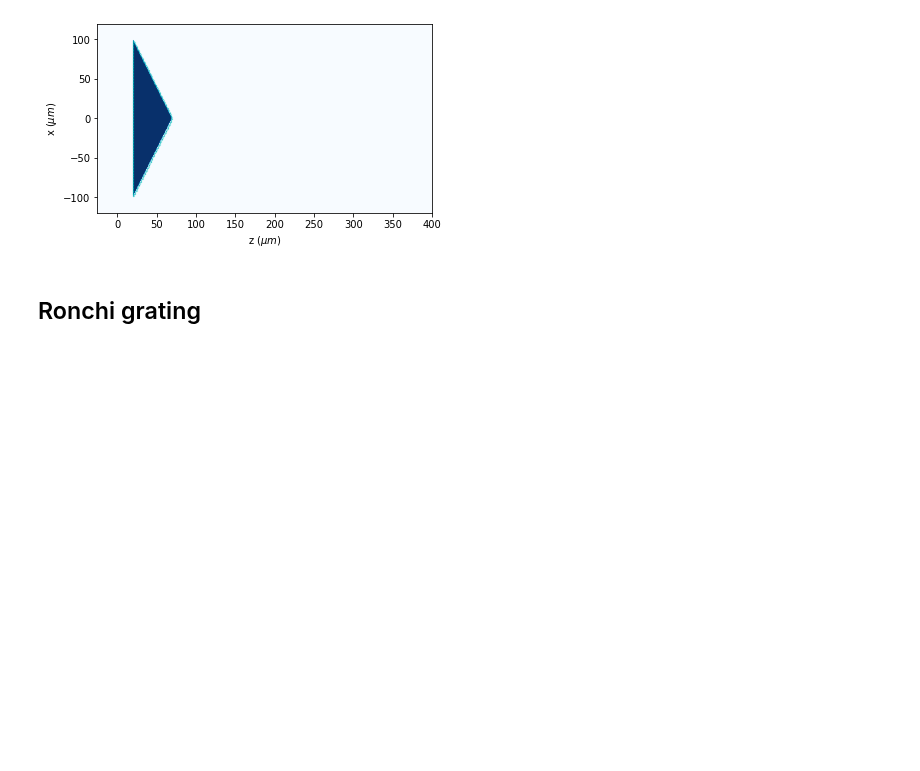
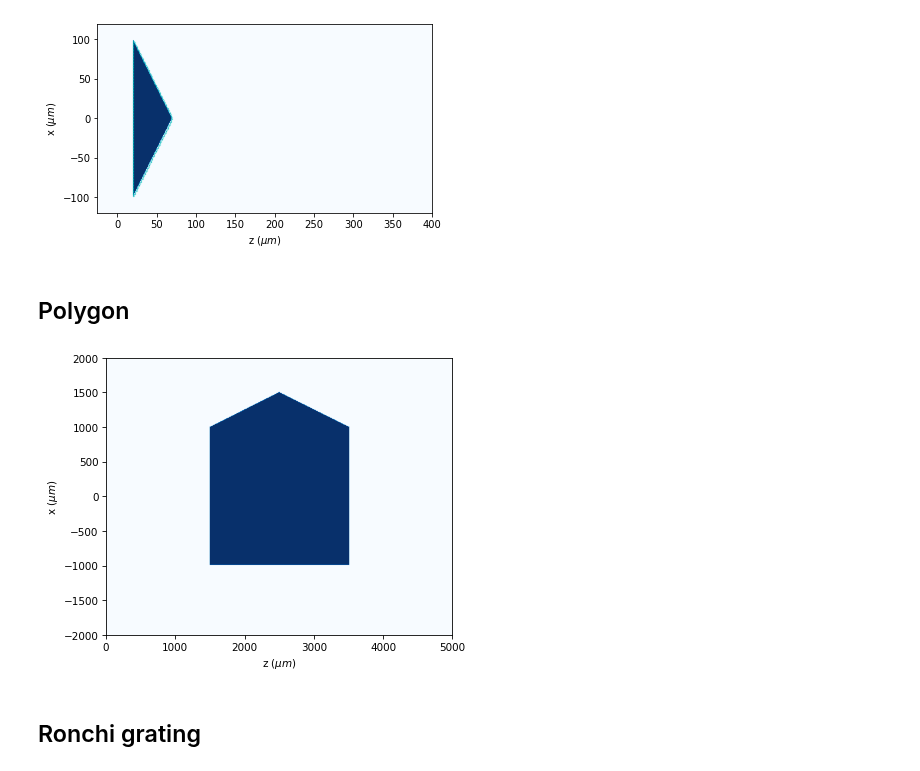
Before and after one commit to optbrea/diffractio, a Jupyter notebook: docs/source/tutorial_scalar/scalar_XZ/masks_xz.ipynb, the cells around one changed output. Cells and saved outputs as stored; diff of their text form; code cells hidden in the pictures; blank space fills up the shorter version.

Commit message:
Polygon
Function XZ and example

```diff
--- a/docs/source/tutorial_scalar/scalar_XZ/masks_xz.ipynb
+++ b/docs/source/tutorial_scalar/scalar_XZ/masks_xz.ipynb
@@ -225,6 +225,24 @@ t1.biprism(
 t1.draw_refractive_index(draw_borders=True, scale="scaled")
 # %% [output]
 [figure]
+# %% [markdown]
+## Polygon
+# %%
+x0 = np.linspace(-2*mm, 2*mm, 512)
+z0 = np.linspace(0 * mm, 5 * mm, 512)
+wavelength = 0.6328 * um
+
+vertices = np.array([(1.5* mm , -1 * mm),
+                     (3.5 * mm, -1 * mm),
+                     (3.5 * mm, 1 * mm),
+                     (2.5 * mm, 1.5 * mm),
+                     (1.5 * mm, 1 * mm)])
+
+t = Scalar_mask_XZ(x=x0, z=z0, wavelength=wavelength)
+t.polygon(vertices=vertices, refractive_index= 1.5)
+t.draw_refractive_index(scale='scaled')
+# %% [output]
+[figure, added]
 # %% [markdown]
 ## Ronchi grating
 # %%
```
Also changed, not shown: parts of 2 cells of this notebook, 1 other file.
